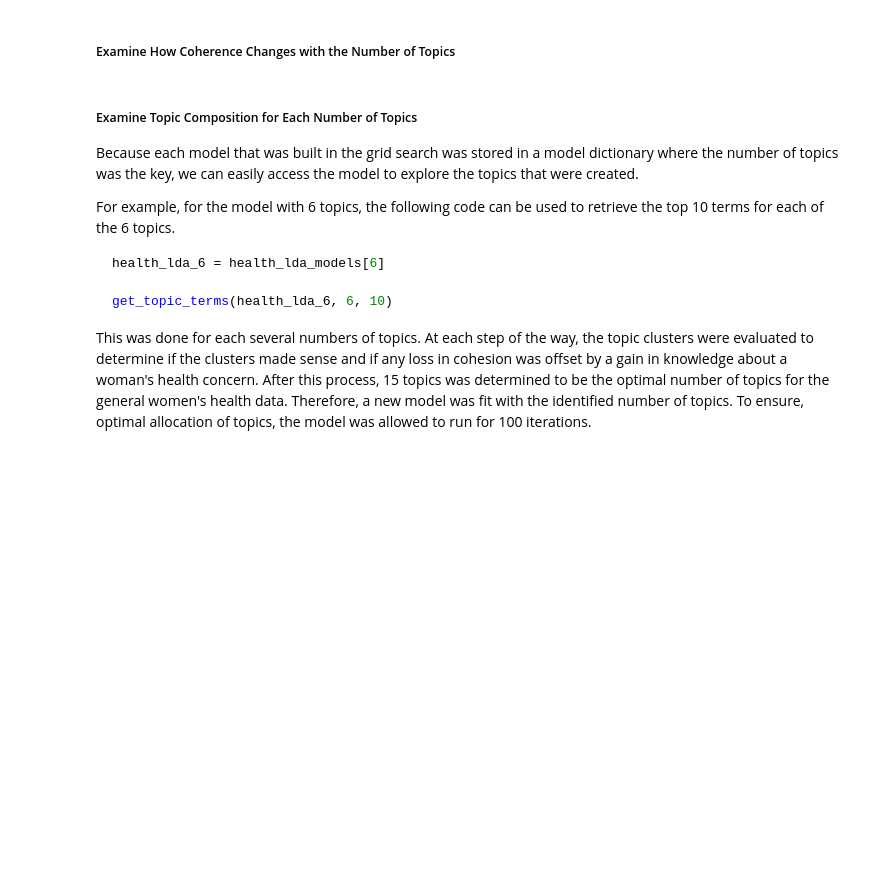
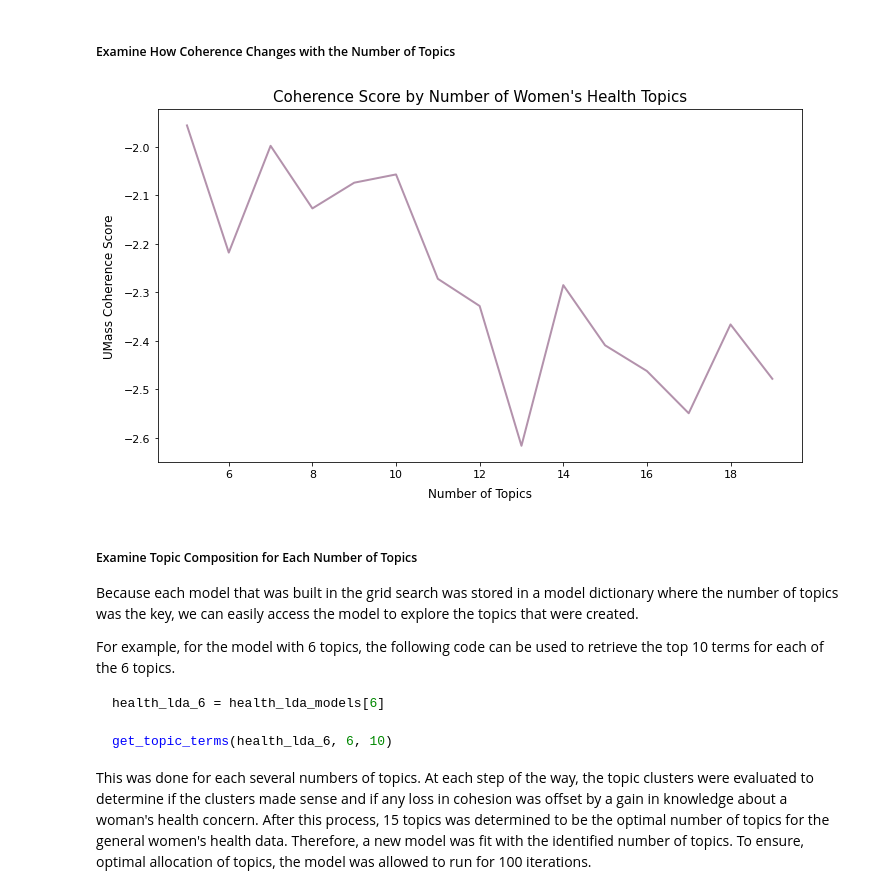
Before and after one commit to jlu90/Identifying-Womens-Health-Concerns, a Jupyter notebook: code/gensim_modeling.ipynb, the cells around one changed output. Saved outputs shown, nothing was run; the diff lists cells and outputs as text; code cells hidden in the pictures; blank space fills up the shorter version.

```diff
--- a/code/gensim_modeling.ipynb
+++ b/code/gensim_modeling.ipynb
@@ -206,7 +206,7 @@ def plot_coherence_by_topic(start, stop, step_size, coherence_list, size = (10,6
 # %%
 health_lda_models, health_lda_coherence = grid_search_lda(corpus = health_corpus,
                                                           vocabulary = health_vocabulary,
-                                                          n_passes = 25,
+                                                          n_passes = 10,
                                                           start = 5,
                                                           stop = 20,
                                                           step_size = 1)
@@ -217,11 +232,13 @@ RuntimeError: failed to initialize distributed LDA (Pyro name server not found)
 ##### Examine How Coherence Changes with the Number of Topics
 # %%
 plot_coherence_by_topic(5, 20, 1,
-                        health_lda_coherence_,
+                        health_lda_coherence,
                         size = (10,6),
                         title = 'Coherence Score by Number of Women\'s Health Topics',
                         x_label = 'Number of Topics',
                         y_label = 'UMass Coherence Score')
+# %% [output]
+[figure, added]
 # %% [markdown]
 ##### Examine Topic Composition for Each Number of Topics
 
```
Also changed, not shown: parts of 5 cells of this notebook.
